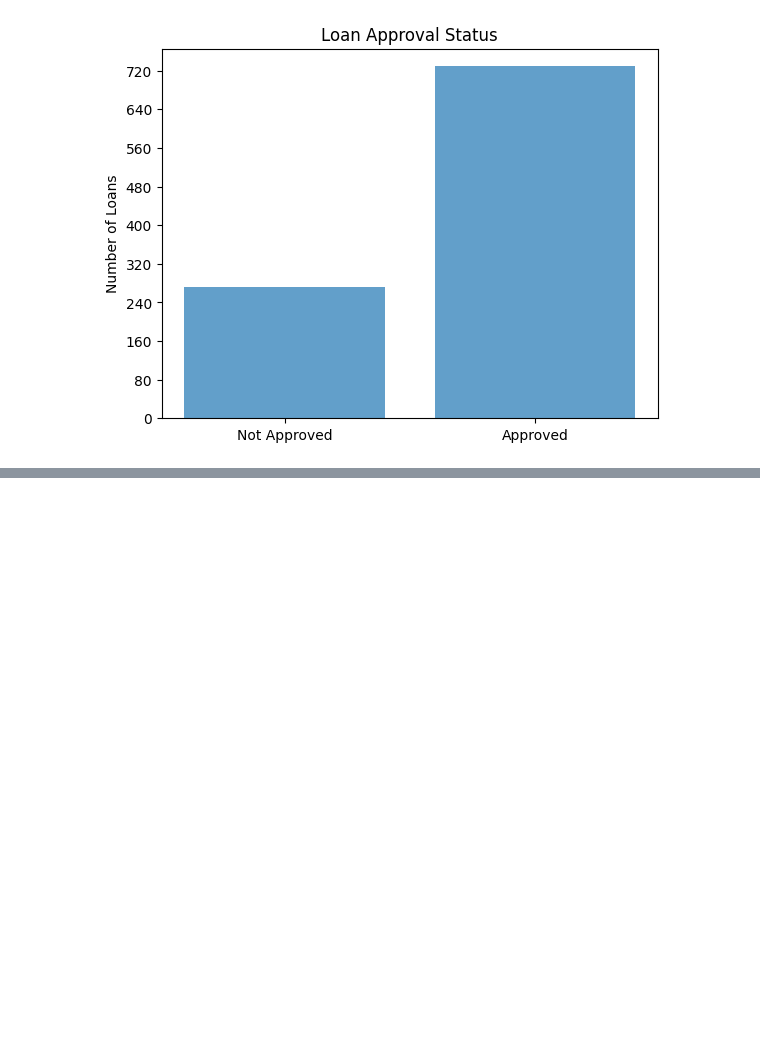
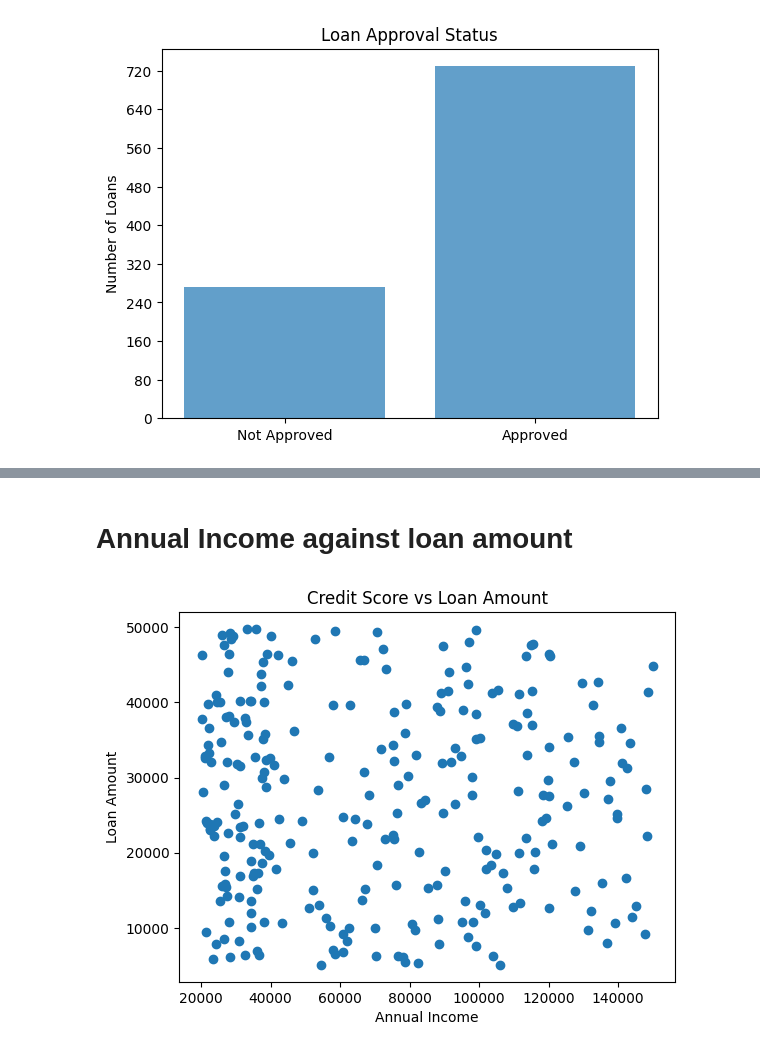
Before and after one commit to Ihaxxxx/Machine-Learning, a Jupyter notebook: Sickit Learn/Course End Projects/Loan Approval/index.ipynb, the cells around one changed output, grey strips where cells are left out. Saved outputs shown, nothing was run; the diff lists cells and outputs as text; code cells hidden in the pictures; blank space fills up the shorter version.

```diff
--- a/Sickit Learn/Course End Projects/Loan Approval/index.ipynb
+++ b/Sickit Learn/Course End Projects/Loan Approval/index.ipynb
@@ -136,0 +195,12 @@ plt.show()
+# %% [markdown]
+# Annual Income against loan amount
+# %%
+loan_approved = df[df['loan_approved'] == 0]
+
+plt.scatter(loan_approved['annual_income'], loan_approved['loan_amount'])
+plt.xlabel("Annual Income")
+plt.ylabel("Loan Amount")
+plt.title("Credit Score vs Loan Amount")
+plt.show()
+# %% [output]
+[figure, added]
```
Also changed, not shown: parts of 21 cells of this notebook, 7 other files.
